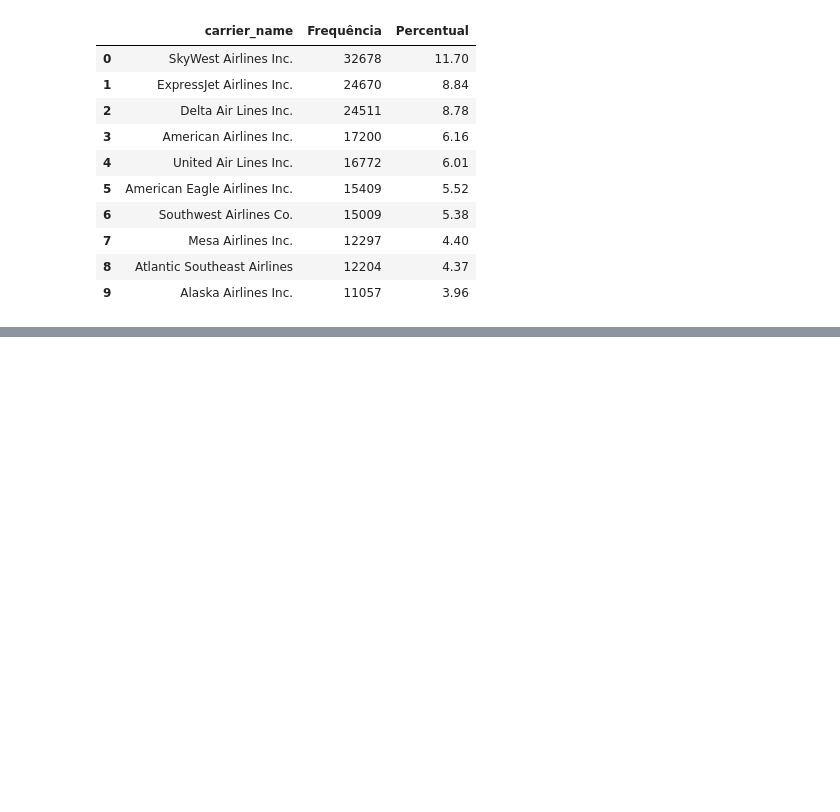
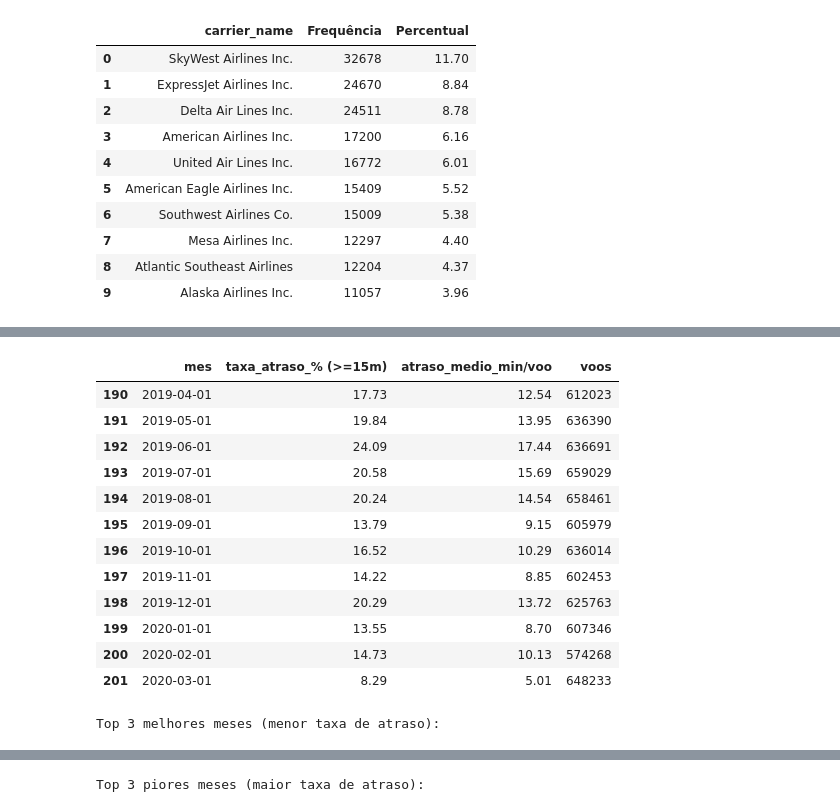
Before and after one commit to joseandre25/airline-delay-causes-vizualization, a Jupyter notebook: Data Layer/silver/analytcs.ipynb, the cells around one changed output, grey strips where cells are left out. Drawn from its saved outputs; the diff is of its cells as text; code cells hidden in the pictures; blank space fills up the shorter version.

```diff
--- a/Data Layer/silver/analytcs.ipynb
+++ b/Data Layer/silver/analytcs.ipynb
@@ -389,0 +671,64 @@ Este notebook serve como base inicial para a análise. Os próximos passos recom
+# %%
+# 5.4 KPIs derivados mínimos (normalização)
+print("=" * 80)
+print("5.4 KPIs Derivados (Mínimos)")
+print("=" * 80)
+
+df_silver.columns = df_silver.columns.astype(str).str.strip()
+
+kpi_cols = ["arr_flights", "arr_del15", "arr_delay", "arr_cancelled", "arr_diverted"]
+existing = [c for c in kpi_cols if c in df_silver.columns]
+
+# Converte numérico (NUMERIC/Decimal -> float/int) e agrega por mês
+df_silver[existing] = df_silver[existing].apply(pd.to_numeric, errors="coerce")
+
+df_kpi = (df_silver
+          .groupby(["year", "month"], as_index=False)[existing]
+          .sum())
+
+df_kpi["flight_month"] = pd.to_datetime(
+    df_kpi["year"].astype(str) + "-" + df_kpi["month"].astype(str).str.zfill(2) + "-01",
+    errors="coerce"
+)
+
+df_kpi = df_kpi.sort_values("flight_month")
+
+if "arr_flights" not in df_kpi.columns:
+    print("Não foi possível calcular KPIs (arr_flights ausente).")
+else:
+    f = df_kpi["arr_flights"]
+
+    # KPIs principais
+    df_kpi["delay_rate"] = np.where(f > 0, df_kpi.get("arr_del15", 0) / f, np.nan)
+    df_kpi["delay_per_flight"] = np.where(f > 0, df_kpi.get("arr_delay", 0) / f, np.nan)
+
+    # KPIs opcionais
+    if "arr_cancelled" in df_kpi.columns:
+        df_kpi["cancel_rate"] = np.where(f > 0, df_kpi["arr_cancelled"] / f, np.nan)
+    if "arr_diverted" in df_kpi.columns:
+        df_kpi["divert_rate"] = np.where(f > 0, df_kpi["arr_diverted"] / f, np.nan)
+
+    # Saída limpa (últimos 12 meses)
+    show = df_kpi[["flight_month", "delay_rate", "delay_per_flight", "arr_flights"]].tail(12).copy()
+    show["delay_rate"] = (show["delay_rate"] * 100).round(2)
+    show["delay_per_flight"] = show["delay_per_flight"].round(2)
+    show["arr_flights"] = show["arr_flights"].astype("int64")
+    show.columns = ["mes", "taxa_atraso_% (>=15m)", "atraso_medio_min/voo", "voos"]
+
+    print("KPIs (últimos 12 meses):")
+    display(show)
+
+    # Top 3 melhores/piores meses (pela taxa)
+    best = df_kpi.nsmallest(3, "delay_rate")[["flight_month", "delay_rate", "delay_per_flight"]].copy()
+    worst = df_kpi.nlargest(3, "delay_rate")[["flight_month", "delay_rate", "delay_per_flight"]].copy()
+
+    for t in (best, worst):
+        t["delay_rate"] = (t["delay_rate"] * 100).round(2)
+        t["delay_per_flight"] = t["delay_per_flight"].round(2)
+
+    print("\nTop 3 melhores meses (menor taxa de atraso):")
+    display(best.rename(columns={"flight_month": "mes", "delay_rate": "taxa_atraso_%", "delay_per_flight": "atraso_min/voo"}))
+
+    print("\nTop 3 piores meses (maior taxa de atraso):")
+    display(worst.rename(columns={"flight_month": "mes", "delay_rate": "taxa_atraso_%", "delay_per_flight": "atraso_min/voo"}))
+# %% [output]
@@ -389,0 +739,14 @@ Este notebook serve como base inicial para a análise. Os próximos passos recom
+|  | mes | taxa_atraso_% (>=15m) | atraso_medio_min/voo | voos |
+| 190 | 2019-04-01 | 17.73 | 12.54 | 612023 |
+| 191 | 2019-05-01 | 19.84 | 13.95 | 636390 |
+| 192 | 2019-06-01 | 24.09 | 17.44 | 636691 |
+| 193 | 2019-07-01 | 20.58 | 15.69 | 659029 |
+| 194 | 2019-08-01 | 20.24 | 14.54 | 658461 |
+| 195 | 2019-09-01 | 13.79 | 9.15 | 605979 |
+| 196 | 2019-10-01 | 16.52 | 10.29 | 636014 |
+| 197 | 2019-11-01 | 14.22 | 8.85 | 602453 |
+| 198 | 2019-12-01 | 20.29 | 13.72 | 625763 |
+| 199 | 2020-01-01 | 13.55 | 8.70 | 607346 |
+| 200 | 2020-02-01 | 14.73 | 10.13 | 574268 |
+| 201 | 2020-03-01 | 8.29 | 5.01 | 648233 |
+Top 3 melhores meses (menor taxa de atraso):
@@ -389,0 +757 @@ Este notebook serve como base inicial para a análise. Os próximos passos recom
+Top 3 piores meses (maior taxa de atraso):
```
Also changed, not shown: parts of 20 cells of this notebook.
